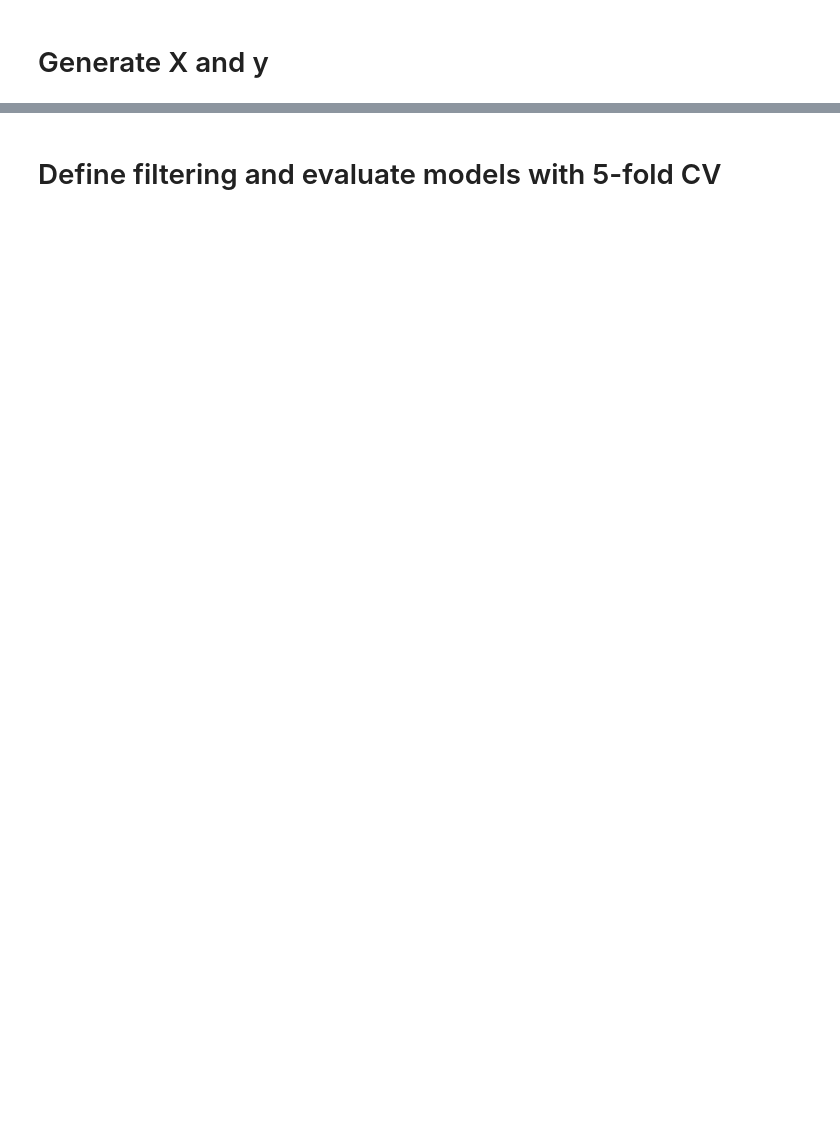
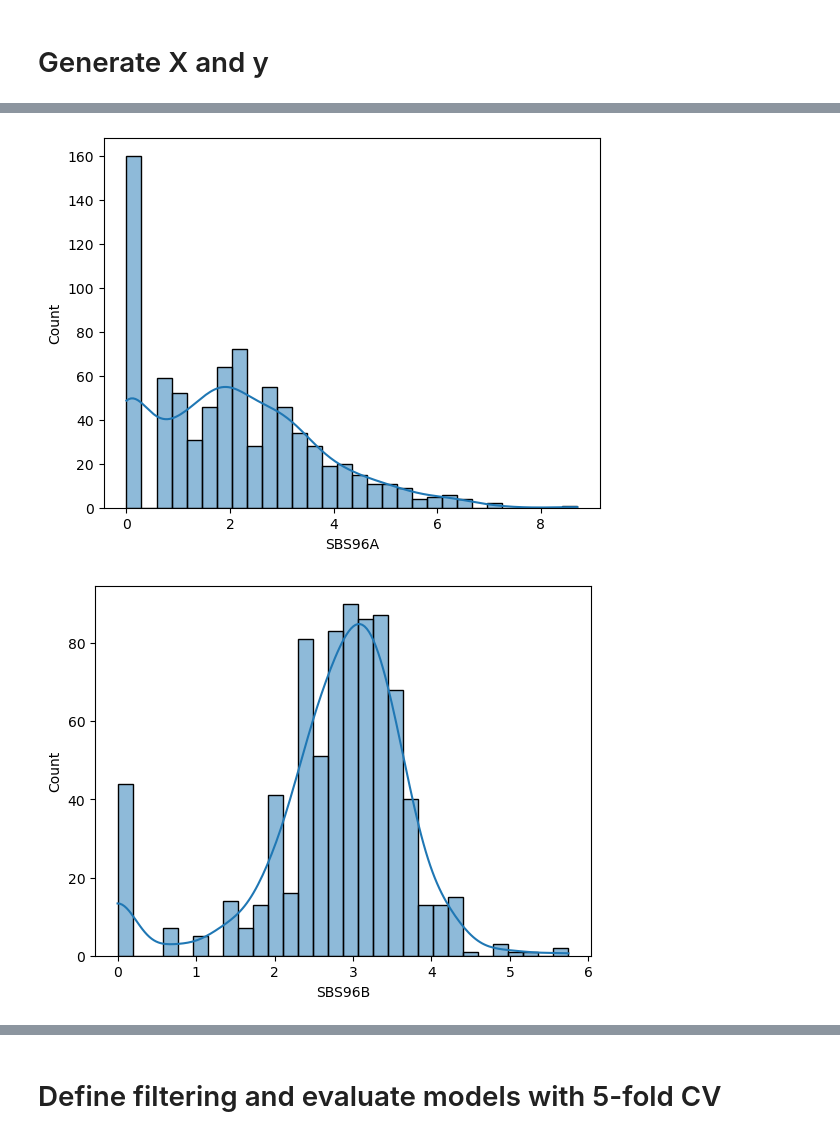
Before and after one commit to CNsquared/breast-cancer-team-1, a Jupyter notebook: project-5/notebooks/chris/mut_sig.ipynb, the cells around one changed output, grey strips where cells are left out. Saved outputs shown, nothing was run; the diff lists cells and outputs as text; code cells hidden in the pictures; blank space fills up the shorter version.

```diff
--- a/project-5/notebooks/chris/mut_sig.ipynb
+++ b/project-5/notebooks/chris/mut_sig.ipynb
@@ -78,0 +68,7 @@ y = np.log1p(y)
+# %%
+for col in X_log1p.columns:
+    sns.histplot(X_log1p.loc[:,col], bins=30, kde=True)
+    plt.show()
+# %% [output]
+[figure, added]
+[figure, added]
```
Also changed, not shown: parts of 18 cells of this notebook.
